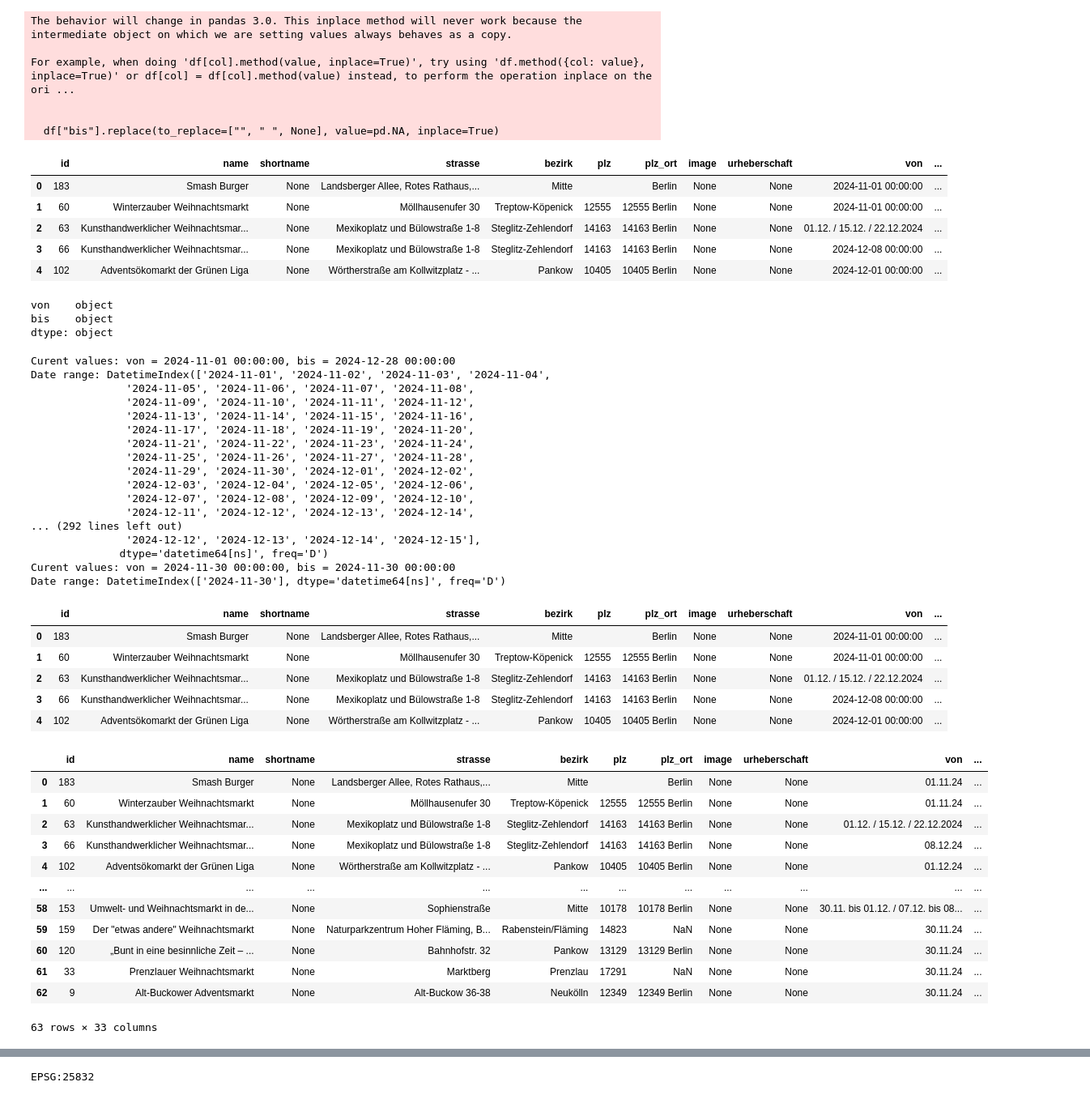
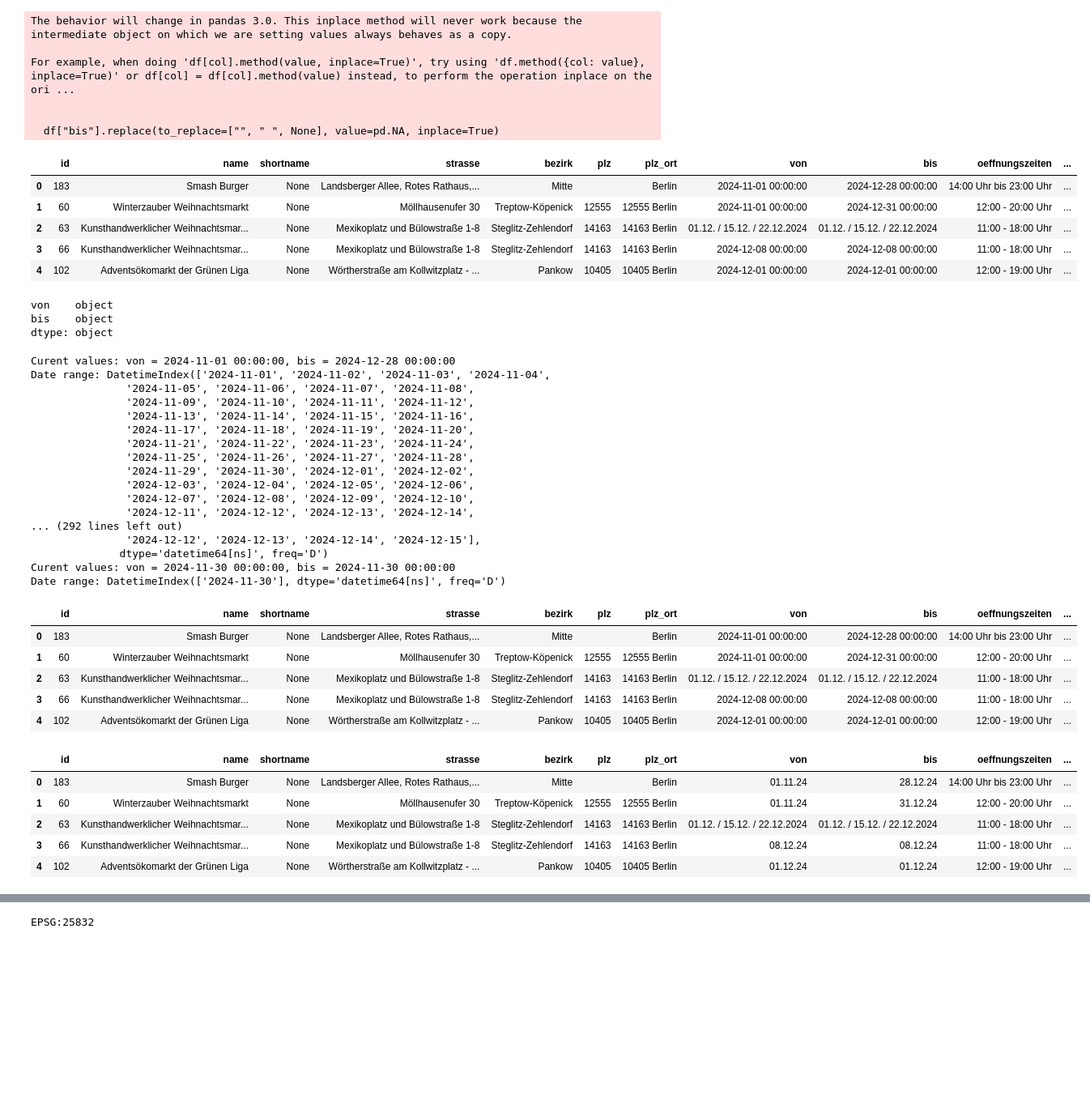
Before and after one commit to technologiestiftung/weihnachtsmarktkarte, a Jupyter notebook: data_processing/markets_dataProcessing.ipynb, the cells around one changed output, grey strips where cells are left out. Shown at 81% size. Drawn from its saved outputs; the diff is of its cells as text; code cells hidden in the pictures; blank space fills up the shorter version.

```diff
--- a/data_processing/markets_2024.ipynb
+++ b/data_processing/markets_dataProcessing.ipynb
@@ -114,12 +122,10 @@ df_2023_images
 | 51 | 53 | Weihnachtsmarkt am Potsdamer Platz | Weihnachtsmarkt am Potsdamer Platz | Potsdamer Platz | 10785 Berlin | Mitte | Bergmann Eventgastronomie | 27.11.23 | 26.12.23 | ... |
 | 52 | 54 | Weihnachtsmarkt am Alexanderplatz | Weihnachtsmarkt am Alexanderplatz | Alexanderplatz | 10178 Berlin | Mitte | Bergmann Eventgastronomie | 27.11.23 | 26.12.23 | ... |
 # %%
-#add new empty columns "shortname", "plz_ort", "train", "image", "urheberschaft", "von", "bis", "Mo", "Di", "Mi", "Do", "Fr", "Sa", "So", "closed-exc", "hours-exc", "ignore", "immer-kostenlos", "international", "barrierefrei", "action", "short_distance"
+#add new empty columns "shortname", "plz_ort", "train", "von", "bis", "Mo", "Di", "Mi", "Do", "Fr", "Sa", "So", "closed-exc", "hours-exc", "ignore", "immer-kostenlos", "international", "barrierefrei", "action", "short_distance"
 
 df["shortname"] = None
 df["plz_ort"] = None
-df["image"] = None
-df["urheberschaft"] = None
 df["Mo"] = None
 df["Di"] = None
 df["Mi"] = None
@@ -138,7 +144,7 @@ df["short_distance"] = 0
 df["bemerkungen_en"] = None
 
 #new order of data frame columns
-df = df[["id","name", "shortname", "strasse", "bezirk", "plz", "plz_ort", "image", "urheberschaft", "von", "bis", "oeffnungszeiten", "Mo", "Di", "Mi", "Do", "Fr", "Sa", "So", "closed-exc", "hours-exc", "w3", "bemerkungen", "bemerkungen_en", "lat", "lng", "ignore", "immer-kostenlos", "international", "barrierefrei", "action", "short_distance"]]
+df = df[["id","name", "shortname", "strasse", "bezirk", "plz", "plz_ort", "von", "bis", "oeffnungszeiten", "Mo", "Di", "Mi", "Do", "Fr", "Sa", "So", "closed-exc", "hours-exc", "w3", "bemerkungen", "bemerkungen_en", "lat", "lng", "ignore", "immer-kostenlos", "international", "barrierefrei", "action", "short_distance"]]
 
 df.head()
 # %% [output]
@@ -249,12 +254,12 @@ df["bis"] = df["bis"].fillna(df["von"])
 
 df.head()
 # %% [output]
-|  | id | name | shortname | strasse | bezirk | plz | plz_ort | image | urheberschaft | von | ... |
-| 0 | 183 | Smash Burger | None | Landsberger Allee, Rotes Rathaus,... | Mitte |  | Berlin | None | None | 2024-11-01 00:00:00 | ... |
-| 1 | 60 | Winterzauber Weihnachtsmarkt | None | Möllhausenufer 30 | Treptow-Köpenick | 12555 | 12555 Berlin | None | None | 2024-11-01 00:00:00 | ... |
-| 2 | 63 | Kunsthandwerklicher Weihnachtsmar... | None | Mexikoplatz und Bülowstraße 1-8 | Steglitz-Zehlendorf | 14163 | 14163 Berlin | None | None | 01.12. / 15.12. / 22.12.2024 | ... |
-| 3 | 66 | Kunsthandwerklicher Weihnachtsmar... | None | Mexikoplatz und Bülowstraße 1-8 | Steglitz-Zehlendorf | 14163 | 14163 Berlin | None | None | 2024-12-08 00:00:00 | ... |
-| 4 | 102 | Adventsökomarkt der Grünen Liga | None | Wörtherstraße am Kollwitzplatz - ... | Pankow | 10405 | 10405 Berlin | None | None | 2024-12-01 00:00:00 | ... |
+|  | id | name | shortname | strasse | bezirk | plz | plz_ort | von | bis | oeffnungszeiten | ... |
+| 0 | 183 | Smash Burger | None | Landsberger Allee, Rotes Rathaus,... | Mitte |  | Berlin | 2024-11-01 00:00:00 | 2024-12-28 00:00:00 | 14:00 Uhr bis 23:00 Uhr | ... |
+| 1 | 60 | Winterzauber Weihnachtsmarkt | None | Möllhausenufer 30 | Treptow-Köpenick | 12555 | 12555 Berlin | 2024-11-01 00:00:00 | 2024-12-31 00:00:00 | 12:00 - 20:00 Uhr | ... |
+| 2 | 63 | Kunsthandwerklicher Weihnachtsmar... | None | Mexikoplatz und Bülowstraße 1-8 | Steglitz-Zehlendorf | 14163 | 14163 Berlin | 01.12. / 15.12. / 22.12.2024 | 01.12. / 15.12. / 22.12.2024 | 11:00 - 18:00 Uhr | ... |
+| 3 | 66 | Kunsthandwerklicher Weihnachtsmar... | None | Mexikoplatz und Bülowstraße 1-8 | Steglitz-Zehlendorf | 14163 | 14163 Berlin | 2024-12-08 00:00:00 | 2024-12-08 00:00:00 | 11:00 - 18:00 Uhr | ... |
+| 4 | 102 | Adventsökomarkt der Grünen Liga | None | Wörtherstraße am Kollwitzplatz - ... | Pankow | 10405 | 10405 Berlin | 2024-12-01 00:00:00 | 2024-12-01 00:00:00 | 12:00 - 19:00 Uhr | ... |
 # %%
 print(df[["von", "bis"]].dtypes)
 # %% [output]
@@ -309,43 +314,36 @@ Date range: DatetimeIndex(['2024-11-01', '2024-11-02', '2024-11-03', '2024-11-04
               dtype='datetime64[ns]', freq='D')
 Curent values: von = 2024-11-30 00:00:00, bis = 2024-11-30 00:00:00
 Date range: DatetimeIndex(['2024-11-30'], dtype='datetime64[ns]', freq='D')
-|  | id | name | shortname | strasse | bezirk | plz | plz_ort | image | urheberschaft | von | ... |
-| 0 | 183 | Smash Burger | None | Landsberger Allee, Rotes Rathaus,... | Mitte |  | Berlin | None | None | 2024-11-01 00:00:00 | ... |
-| 1 | 60 | Winterzauber Weihnachtsmarkt | None | Möllhausenufer 30 | Treptow-Köpenick | 12555 | 12555 Berlin | None | None | 2024-11-01 00:00:00 | ... |
-| 2 | 63 | Kunsthandwerklicher Weihnachtsmar... | None | Mexikoplatz und Bülowstraße 1-8 | Steglitz-Zehlendorf | 14163 | 14163 Berlin | None | None | 01.12. / 15.12. / 22.12.2024 | ... |
-| 3 | 66 | Kunsthandwerklicher Weihnachtsmar... | None | Mexikoplatz und Bülowstraße 1-8 | Steglitz-Zehlendorf | 14163 | 14163 Berlin | None | None | 2024-12-08 00:00:00 | ... |
-| 4 | 102 | Adventsökomarkt der Grünen Liga | None | Wörtherstraße am Kollwitzplatz - ... | Pankow | 10405 | 10405 Berlin | None | None | 2024-12-01 00:00:00 | ... |
+|  | id | name | shortname | strasse | bezirk | plz | plz_ort | von | bis | oeffnungszeiten | ... |
+| 0 | 183 | Smash Burger | None | Landsberger Allee, Rotes Rathaus,... | Mitte |  | Berlin | 2024-11-01 00:00:00 | 2024-12-28 00:00:00 | 14:00 Uhr bis 23:00 Uhr | ... |
+| 1 | 60 | Winterzauber Weihnachtsmarkt | None | Möllhausenufer 30 | Treptow-Köpenick | 12555 | 12555 Berlin | 2024-11-01 00:00:00 | 2024-12-31 00:00:00 | 12:00 - 20:00 Uhr | ... |
+| 2 | 63 | Kunsthandwerklicher Weihnachtsmar... | None | Mexikoplatz und Bülowstraße 1-8 | Steglitz-Zehlendorf | 14163 | 14163 Berlin | 01.12. / 15.12. / 22.12.2024 | 01.12. / 15.12. / 22.12.2024 | 11:00 - 18:00 Uhr | ... |
+| 3 | 66 | Kunsthandwerklicher Weihnachtsmar... | None | Mexikoplatz und Bülowstraße 1-8 | Steglitz-Zehlendorf | 14163 | 14163 Berlin | 2024-12-08 00:00:00 | 2024-12-08 00:00:00 | 11:00 - 18:00 Uhr | ... |
+| 4 | 102 | Adventsökomarkt der Grünen Liga | None | Wörtherstraße am Kollwitzplatz - ... | Pankow | 10405 | 10405 Berlin | 2024-12-01 00:00:00 | 2024-12-01 00:00:00 | 12:00 - 19:00 Uhr | ... |
 # %%
 #only date no time in columns "von" and "bis"
 
 def convert_date(date):
     try:
         #to datetime
         date = pd.to_datetime(date, format="%d.%m.%Y %H:%M", errors="raise")
         return date.strftime("%d.%m.%y")   #only return date
     except (ValueError, TypeError):
         #return original value
         return date
 
 df["von"] = df["von"].apply(convert_date)
 df["bis"] = df["bis"].apply(convert_date)
 
 
-df
+df.head()
 # %% [output]
-|  | id | name | shortname | strasse | bezirk | plz | plz_ort | image | urheberschaft | von | ... |
-| 0 | 183 | Smash Burger | None | Landsberger Allee, Rotes Rathaus,... | Mitte |  | Berlin | None | None | 01.11.24 | ... |
-| 1 | 60 | Winterzauber Weihnachtsmarkt | None | Möllhausenufer 30 | Treptow-Köpenick | 12555 | 12555 Berlin | None | None | 01.11.24 | ... |
-| 2 | 63 | Kunsthandwerklicher Weihnachtsmar... | None | Mexikoplatz und Bülowstraße 1-8 | Steglitz-Zehlendorf | 14163 | 14163 Berlin | None | None | 01.12. / 15.12. / 22.12.2024 | ... |
-| 3 | 66 | Kunsthandwerklicher Weihnachtsmar... | None | Mexikoplatz und Bülowstraße 1-8 | Steglitz-Zehlendorf | 14163 | 14163 Berlin | None | None | 08.12.24 | ... |
-| 4 | 102 | Adventsökomarkt der Grünen Liga | None | Wörtherstraße am Kollwitzplatz - ... | Pankow | 10405 | 10405 Berlin | None | None | 01.12.24 | ... |
-| ... | ... | ... | ... | ... | ... | ... | ... | ... | ... | ... | ... |
-| 58 | 153 | Umwelt- und Weihnachtsmarkt in de... | None | Sophienstraße | Mitte | 10178 | 10178 Berlin | None | None | 30.11. bis 01.12. / 07.12. bis 08... | ... |
-| 59 | 159 | Der "etwas andere" Weihnachtsmarkt | None | Naturparkzentrum Hoher Fläming, B... | Rabenstein/Fläming | 14823 | NaN | None | None | 30.11.24 | ... |
-| 60 | 120 | „Bunt in eine besinnliche Zeit – ... | None | Bahnhofstr. 32 | Pankow | 13129 | 13129 Berlin | None | None | 30.11.24 | ... |
-| 61 | 33 | Prenzlauer Weihnachtsmarkt | None | Marktberg | Prenzlau | 17291 | NaN | None | None | 30.11.24 | ... |
-| 62 | 9 | Alt-Buckower Adventsmarkt | None | Alt-Buckow 36-38 | Neukölln | 12349 | 12349 Berlin | None | None | 30.11.24 | ... |
+|  | id | name | shortname | strasse | bezirk | plz | plz_ort | von | bis | oeffnungszeiten | ... |
+| 0 | 183 | Smash Burger | None | Landsberger Allee, Rotes Rathaus,... | Mitte |  | Berlin | 01.11.24 | 28.12.24 | 14:00 Uhr bis 23:00 Uhr | ... |
+| 1 | 60 | Winterzauber Weihnachtsmarkt | None | Möllhausenufer 30 | Treptow-Köpenick | 12555 | 12555 Berlin | 01.11.24 | 31.12.24 | 12:00 - 20:00 Uhr | ... |
+| 2 | 63 | Kunsthandwerklicher Weihnachtsmar... | None | Mexikoplatz und Bülowstraße 1-8 | Steglitz-Zehlendorf | 14163 | 14163 Berlin | 01.12. / 15.12. / 22.12.2024 | 01.12. / 15.12. / 22.12.2024 | 11:00 - 18:00 Uhr | ... |
+| 3 | 66 | Kunsthandwerklicher Weihnachtsmar... | None | Mexikoplatz und Bülowstraße 1-8 | Steglitz-Zehlendorf | 14163 | 14163 Berlin | 08.12.24 | 08.12.24 | 11:00 - 18:00 Uhr | ... |
+| 4 | 102 | Adventsökomarkt der Grünen Liga | None | Wörtherstraße am Kollwitzplatz - ... | Pankow | 10405 | 10405 Berlin | 01.12.24 | 01.12.24 | 12:00 - 19:00 Uhr | ... |
-63 rows × 33 columns
 # %%
 """
 ------------------------------------------------------------------------------
```
Also changed, not shown: parts of 29 cells of this notebook, 9 other files.
